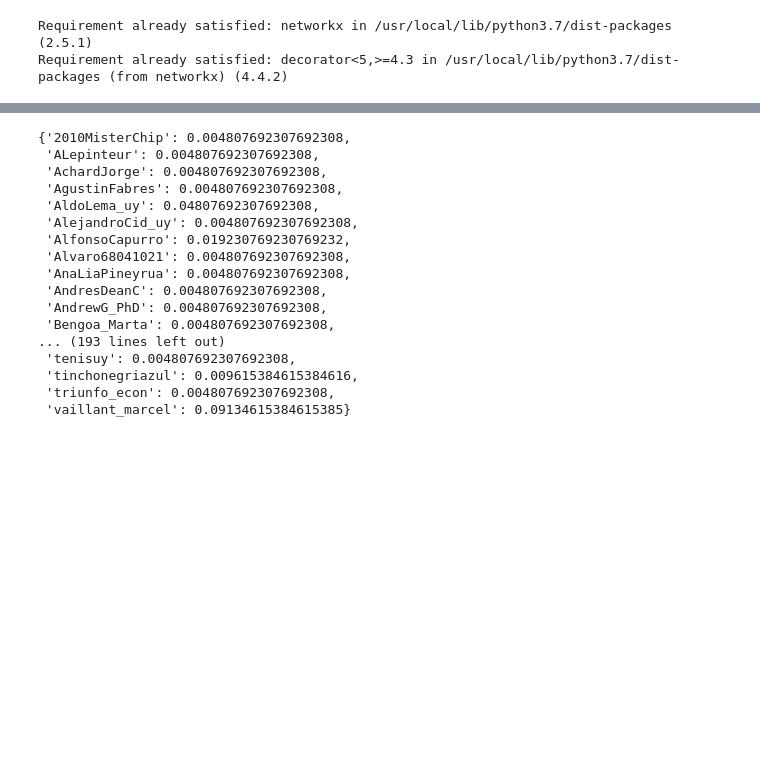
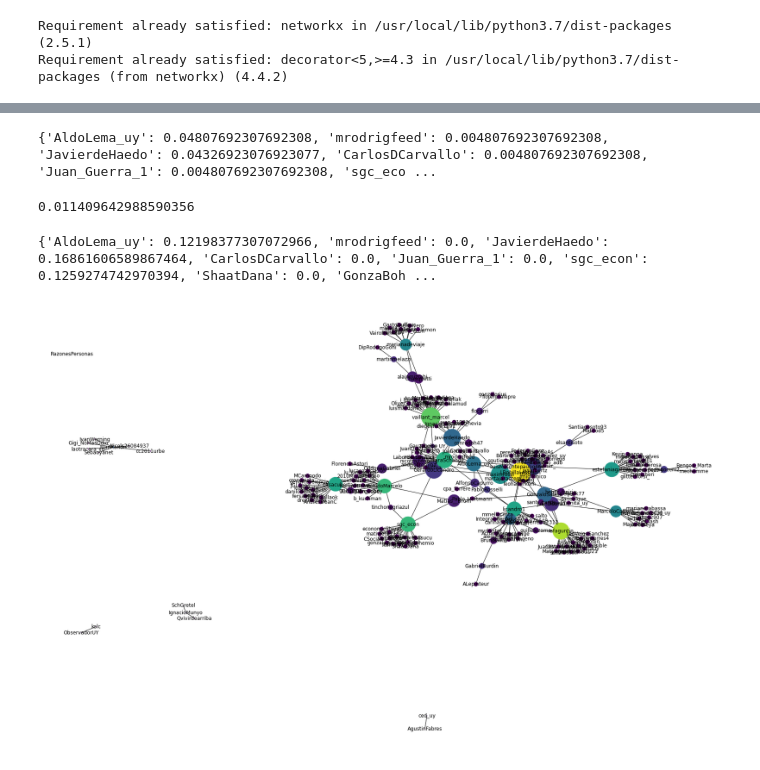
Before and after one commit to descandon88/Analisis-de-datos-social, a Jupyter notebook: analisis_de_centralidad.ipynb, the cells around one changed output, grey strips where cells are left out. Saved outputs shown, nothing was run; the diff lists cells and outputs as text; code cells hidden in the pictures; blank space fills up the shorter version.

```diff
--- a/analisis_de_centralidad.ipynb
+++ b/analisis_de_centralidad.ipynb
@@ -44,22 +44,30 @@ df1.head()
 # %%
 G = nx.from_pandas_edgelist(df1, source='user_id', target='respuesta_a_user_screen_name', edge_attr=True,)
 # %%
-nx.algorithms.degree_centrality(G)
+degree_cent = nx.algorithms.degree_centrality(G)
+print(degree_cent)
 # %% [output]
-{'2010MisterChip': 0.004807692307692308,
- 'ALepinteur': 0.004807692307692308,
- 'AchardJorge': 0.004807692307692308,
- 'AgustinFabres': 0.004807692307692308,
- 'AldoLema_uy': 0.04807692307692308,
- 'AlejandroCid_uy': 0.004807692307692308,
- 'AlfonsoCapurro': 0.019230769230769232,
- 'Alvaro68041021': 0.004807692307692308,
- 'AnaLiaPineyrua': 0.004807692307692308,
- 'AndresDeanC': 0.004807692307692308,
- 'AndrewG_PhD': 0.004807692307692308,
- 'Bengoa_Marta': 0.004807692307692308,
-... (193 lines left out)
- 'tenisuy': 0.004807692307692308,
- 'tinchonegriazul': 0.009615384615384616,
- 'triunfo_econ': 0.004807692307692308,
- 'vaillant_marcel': 0.09134615384615385}
+{'AldoLema_uy': 0.04807692307692308, 'mrodrigfeed': 0.004807692307692308, 'JavierdeHaedo': 0.04326923076923077, 'CarlosDCarvallo': 0.004807692307692308, 'Juan_Guerra_1': 0.004807692307692308, 'sgc_eco ...
+# %%
+nx.density(G) ## Analisis de densidad
+# %% [output]
+0.011409642988590356
+# %%
+bc=nx.betweenness_centrality(G)
+print(bc)
+# %% [output]
+{'AldoLema_uy': 0.12198377307072966, 'mrodrigfeed': 0.0, 'JavierdeHaedo': 0.16861606589867464, 'CarlosDCarvallo': 0.0, 'Juan_Guerra_1': 0.0, 'sgc_econ': 0.1259274742970394, 'ShaatDana': 0.0, 'GonzaBoh ...
+# %%
+pos = nx.spring_layout(G)
+betCent = nx.betweenness_centrality(G, normalized=True, endpoints=True)
+node_color = [20000.0 * G.degree(v) for v in G]
+node_size =  [v * 10000 for v in betCent.values()]
+plt.figure(figsize=(30,20))
+nx.draw_networkx(G, pos=pos, with_labels=True,
+                 node_color=node_color,
+                 node_size=node_size )
+#plt.figure(figsize=(30,30))
+
+plt.axis('off');
+# %% [output]
+[figure, added]
```
Also changed, not shown: parts of 1 cell of this notebook.
